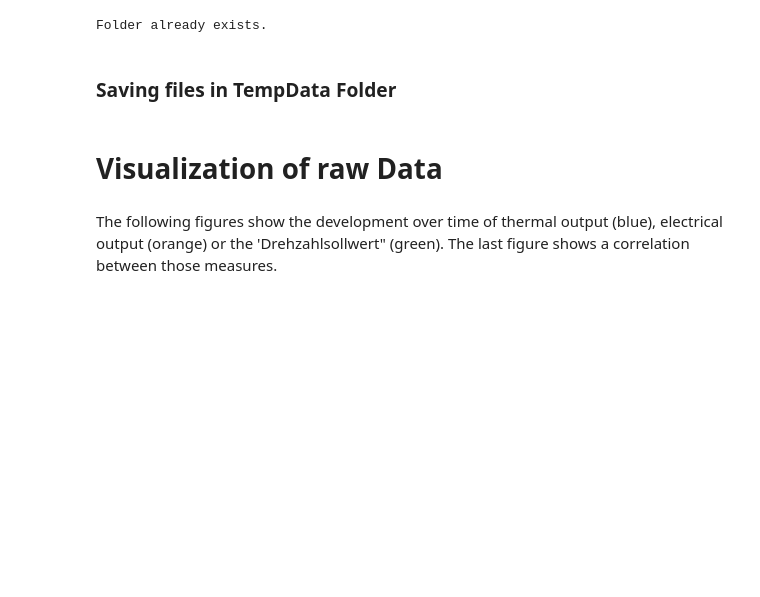
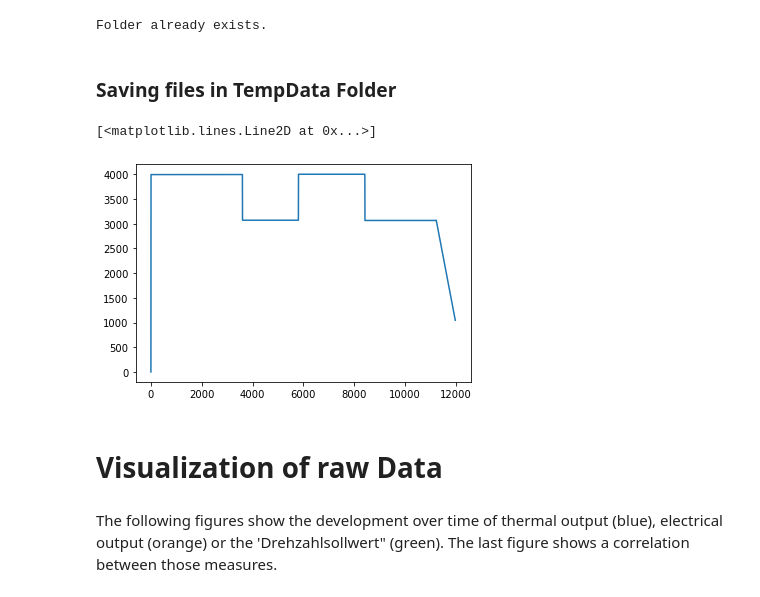
Before and after one commit to Energy-Theory-Guided-Data-Science/Gas-Turbine, a Jupyter notebook: Code/01_First_View.ipynb, the cells around one changed output. Cells and saved outputs as stored; diff of their text form; code cells hidden in the pictures; blank space fills up the shorter version.

```diff
--- a/Code/01_First_View.ipynb
+++ b/Code/01_First_View.ipynb
@@ -57,3 +88,9 @@ dummy, df_validation['voltage'] = pp.fillData(time_splits, voltage_splits)
+# %%
+plt.plot(df_validation['time'], df_validation['spinning_ist'])
+#plt.plot(df_validation['time'], df_validation['spinning'])
+# %% [output]
+[<matplotlib.lines.Line2D at 0x...>]
+[figure, added]
 # %%
 df_validation.to_csv(temp_data_folder + "experiment_1.csv",
                     index = False, sep = "|", encoding='utf-8')
```
Also changed, not shown: parts of 8 cells of this notebook, 2 other files.
